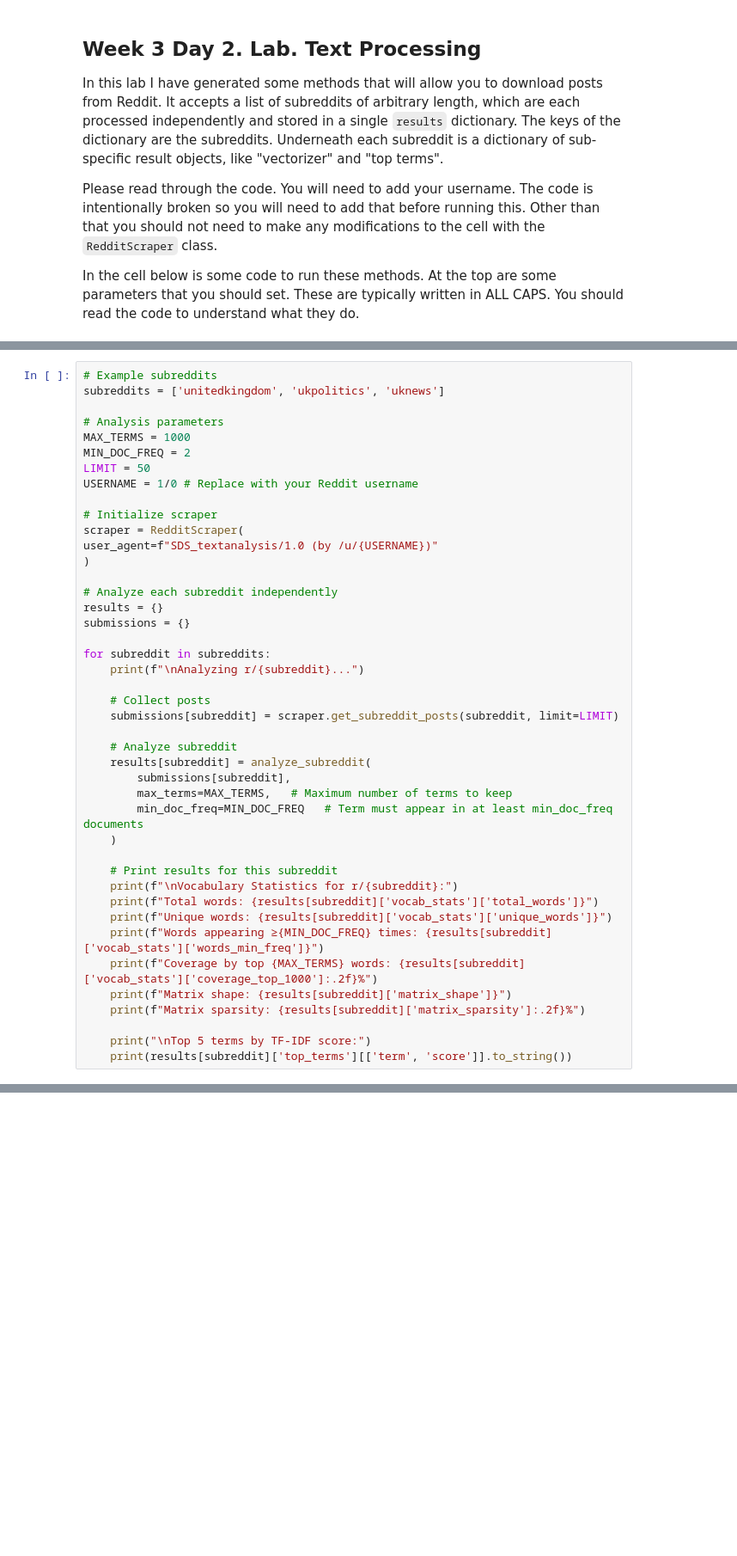
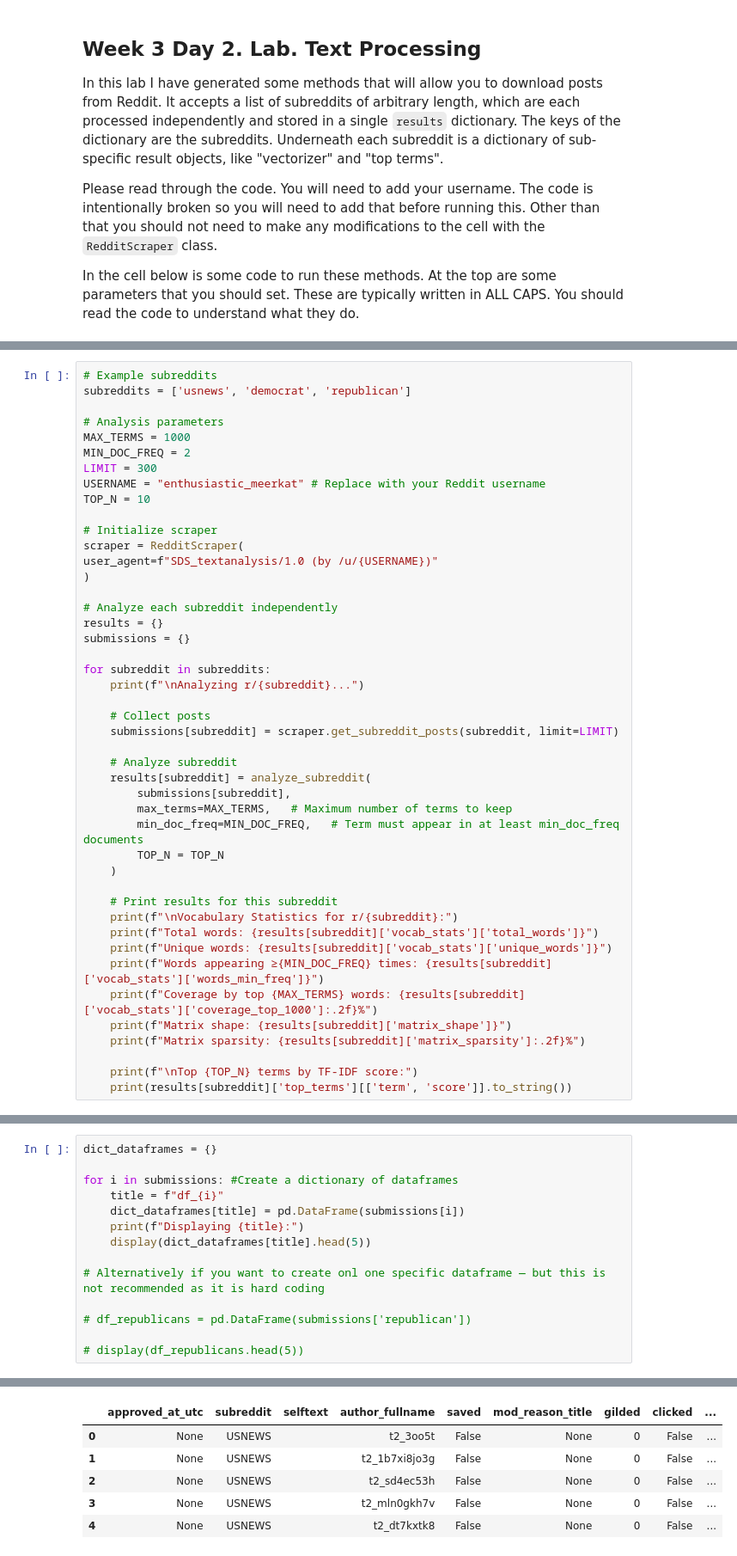
Before and after one commit to GarethPang-OII/FORKED-oii-fsds-textanalysis, a Jupyter notebook: week3day2_lab_text.ipynb, the cells around one changed output, grey strips where cells are left out. Shown at 86% size. Saved outputs shown, nothing was run; the diff lists cells and outputs as text; blank space fills up the shorter version.

```diff
--- a/week3day2_lab_text.ipynb
+++ b/week3day2_lab_text.ipynb
@@ -197,13 +189,14 @@ def analyze_subreddit(posts, max_terms=1000, min_doc_freq=2):
     }
 # %%
 # Example subreddits
-subreddits = ['unitedkingdom', 'ukpolitics', 'uknews']
+subreddits = ['usnews', 'democrat', 'republican']
 
 # Analysis parameters
 MAX_TERMS = 1000
 MIN_DOC_FREQ = 2
-LIMIT = 50
-USERNAME = 1/0 # Replace with your Reddit username
+LIMIT = 300
+USERNAME = "enthusiastic_meerkat" # Replace with your Reddit username
+TOP_N = 10
 
 # Initialize scraper
 scraper = RedditScraper(
@@ -224,7 +217,8 @@ for subreddit in subreddits:
     results[subreddit] = analyze_subreddit(
         submissions[subreddit],
         max_terms=MAX_TERMS,   # Maximum number of terms to keep
-        min_doc_freq=MIN_DOC_FREQ   # Term must appear in at least min_doc_freq documents
+        min_doc_freq=MIN_DOC_FREQ,   # Term must appear in at least min_doc_freq documents
+        TOP_N = TOP_N
     )
 
     # Print results for this subreddit
@@ -236,6 +230,6 @@ for subreddit in subreddits:
     print(f"Matrix shape: {results[subreddit]['matrix_shape']}")
     print(f"Matrix sparsity: {results[subreddit]['matrix_sparsity']:.2f}%")
 
-    print("\nTop 5 terms by TF-IDF score:")
+    print(f"\nTop {TOP_N} terms by TF-IDF score:")
     print(results[subreddit]['top_terms'][['term', 'score']].to_string())
 # %% [output]
@@ -284,0 +285,15 @@ dict_keys(['vocab_stats', 'freq_distribution', 'top_terms', 'vectorizer', 'matri
+# %%
+dict_dataframes = {}
+
+for i in submissions: #Create a dictionary of dataframes
+    title = f"df_{i}"
+    dict_dataframes[title] = pd.DataFrame(submissions[i])
+    print(f"Displaying {title}:")
+    display(dict_dataframes[title].head(5))
+
+# Alternatively if you want to create onl one specific dataframe — but this is not recommended as it is hard coding
+
+# df_republicans = pd.DataFrame(submissions['republican'])
+
+# display(df_republicans.head(5))
+# %% [output]
@@ -284,0 +301,6 @@ dict_keys(['vocab_stats', 'freq_distribution', 'top_terms', 'vectorizer', 'matri
+|  | approved_at_utc | subreddit | selftext | author_fullname | saved | mod_reason_title | gilded | clicked | ... |
+| 0 | None | USNEWS |  | t2_3oo5t | False | None | 0 | False | ... |
+| 1 | None | USNEWS |  | t2_1b7xi8jo3g | False | None | 0 | False | ... |
+| 2 | None | USNEWS |  | t2_sd4ec53h | False | None | 0 | False | ... |
+| 3 | None | USNEWS |  | t2_mln0gkh7v | False | None | 0 | False | ... |
+| 4 | None | USNEWS |  | t2_dt7kxtk8 | False | None | 0 | False | ... |
```
Also changed, not shown: parts of 17 cells of this notebook, 1 other file.
